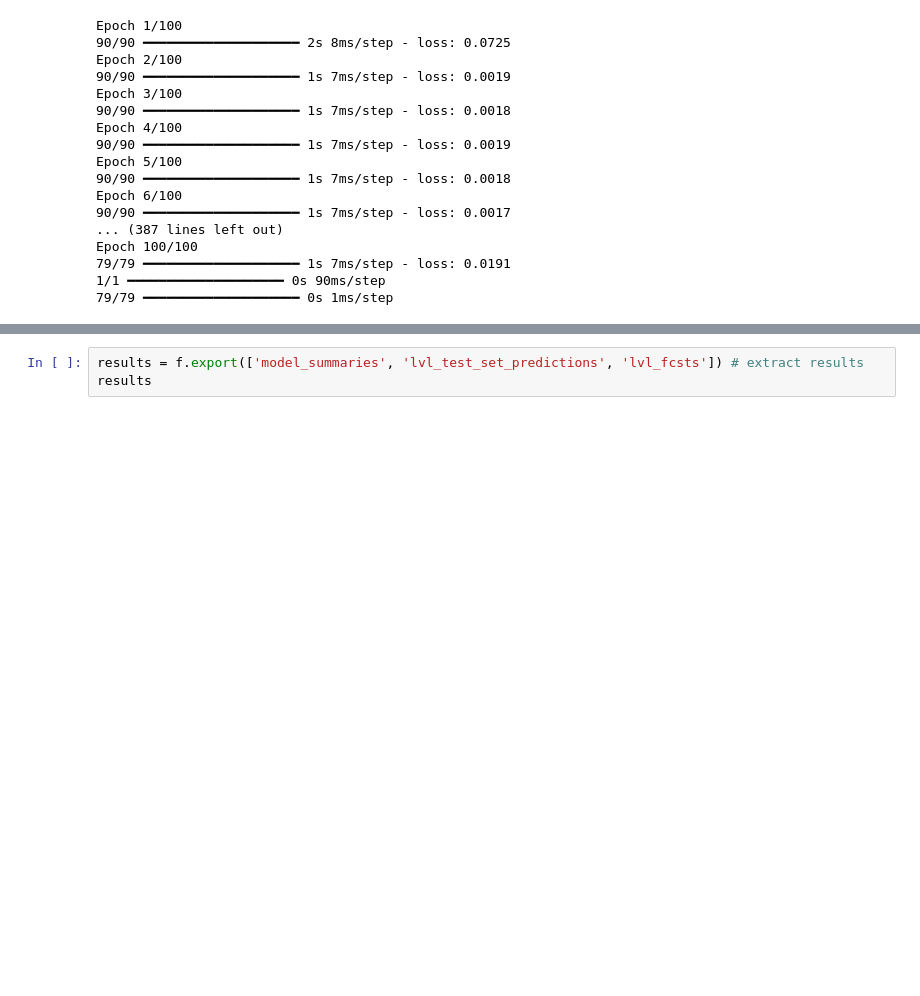
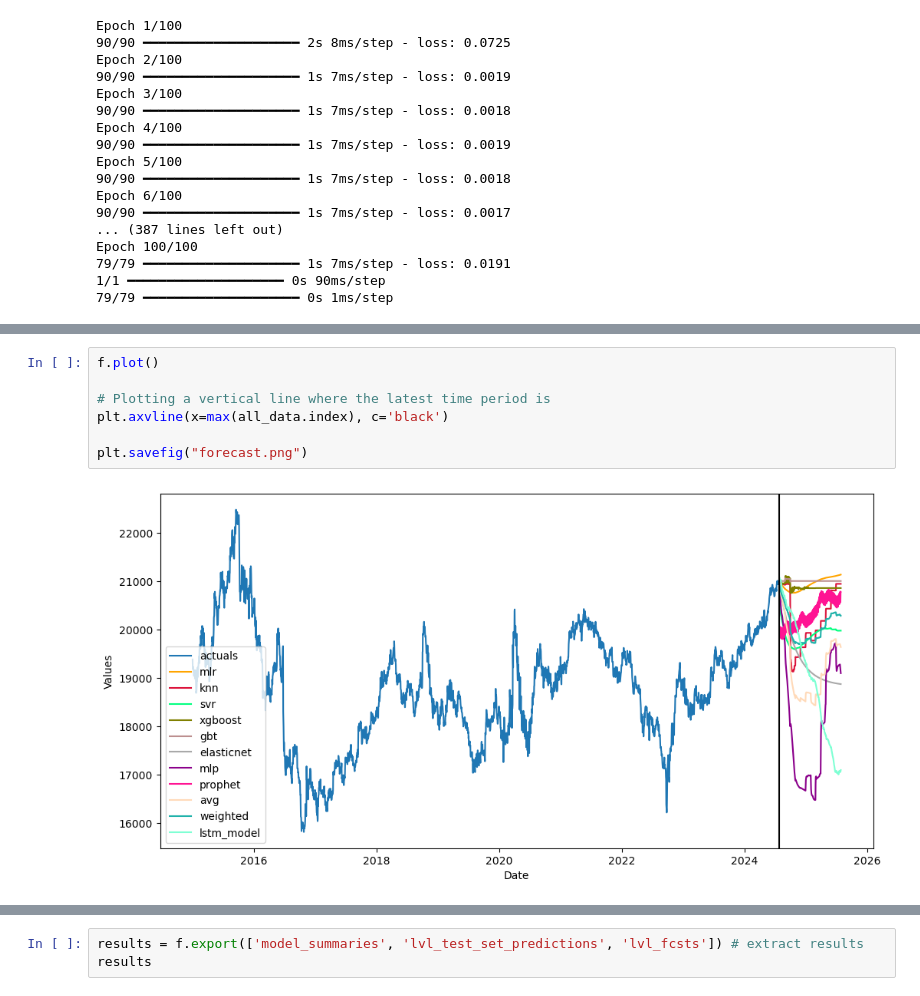
Before and after one commit to Thomas-Nguyen12/GBP_Rupiah_Exchange, a Jupyter notebook: english_indonesian_exchange.ipynb, the cells around one changed output, grey strips where cells are left out. Cells and saved outputs as stored; diff of their text form; blank space fills up the shorter version.

```diff
--- a/english_indonesian_exchange.ipynb
+++ b/english_indonesian_exchange.ipynb
@@ -828,0 +829,9 @@ plt.show()
+# %%
+f.plot()
+
+# Plotting a vertical line where the latest time period is
+plt.axvline(x=max(all_data.index), c='black')
+
+plt.savefig("forecast.png")
+# %% [output]
+[figure, added]
```
Also changed, not shown: parts of 5 cells of this notebook, 7 other files.
